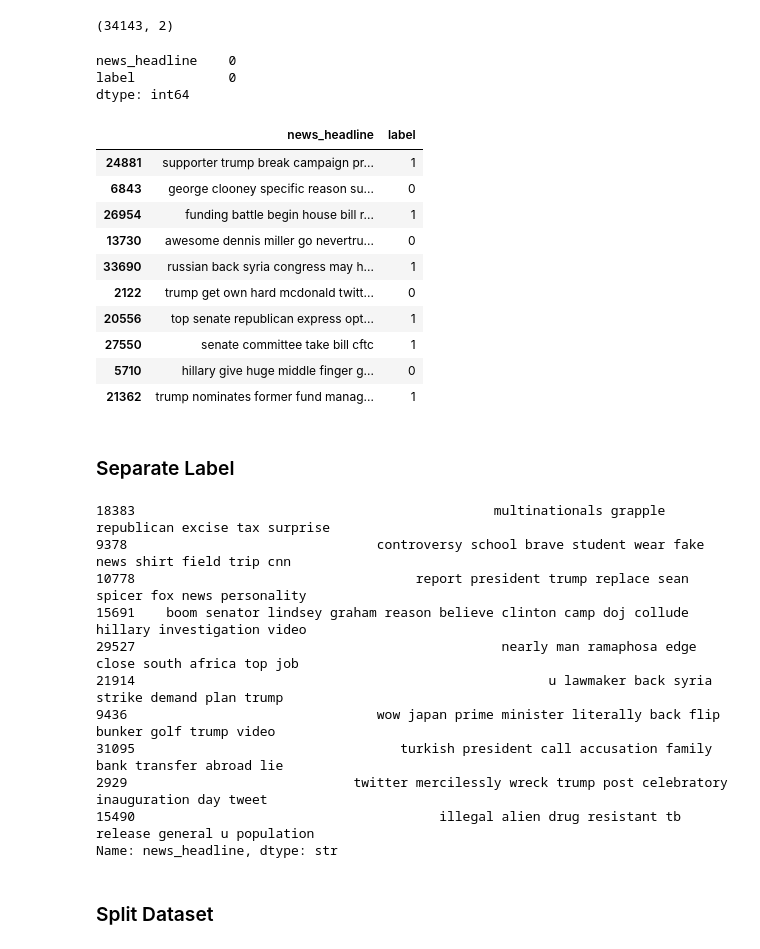
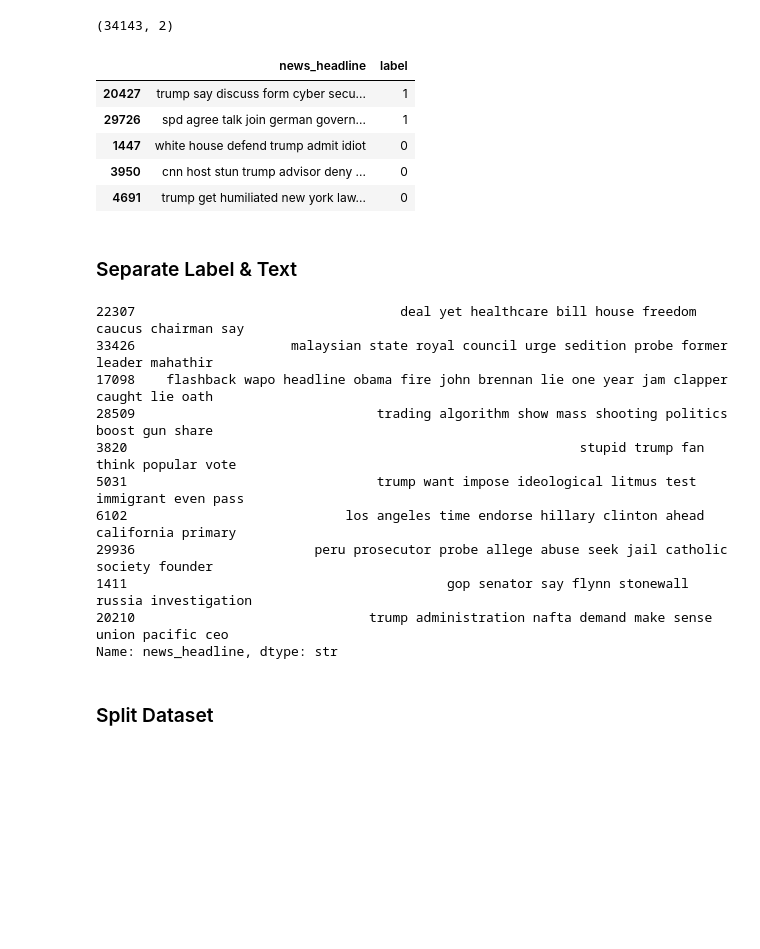
Before and after one commit to harmandeep2993/fake-news-detection-nlp, a Jupyter notebook: notebooks/experimentsBOW.ipynb, the cells around one changed output. Cells and saved outputs as stored; diff of their text form; code cells hidden in the pictures; blank space fills up the shorter version.

```diff
--- a/notebooks/experimentsBOW.ipynb
+++ b/notebooks/experimentsBOW.ipynb
@@ -25,7 +21,7 @@ print(os.getcwd())
 # %% [markdown]
 ### Load Dataset
 # %%
-data = pd.read_csv(r"dataset\processed\clean_dataset.csv", sep=",")
+data = pd.read_csv(r"..\dataset\processed\clean_dataset.csv", sep=",")
 df =data.copy()
 
 df.head()
@@ -40,31 +36,18 @@ df.head()
 df.shape
 # %% [output]
 (34143, 2)
-# %%
-df.isna().sum()
-# %% [output]
-news_headline    0
-label            0
-dtype: int64
-# %%
-df.dropna(inplace= True)
 # %%
-pd.set_option('display.max_colwidth', 200)
-df.sample(10)
+pd.set_option('display.max_colwidth', 100)
+df.sample(5)
 # %% [output]
 |  | news_headline | label |
-| 24881 | supporter trump break campaign pr... | 1 |
-| 6843 | george clooney specific reason su... | 0 |
-| 26954 | funding battle begin house bill r... | 1 |
-| 13730 | awesome dennis miller go nevertru... | 0 |
-| 33690 | russian back syria congress may h... | 1 |
-| 2122 | trump get own hard mcdonald twitt... | 0 |
-| 20556 | top senate republican express opt... | 1 |
-| 27550 | senate committee take bill cftc | 1 |
-| 5710 | hillary give huge middle finger g... | 0 |
-| 21362 | trump nominates former fund manag... | 1 |
+| 20427 | trump say discuss form cyber secu... | 1 |
+| 29726 | spd agree talk join german govern... | 1 |
+| 1447 | white house defend trump admit idiot | 0 |
+| 3950 | cnn host stun trump advisor deny ... | 0 |
+| 4691 | trump get humiliated new york law... | 0 |
 # %% [markdown]
-### Separate Label
+### Separate Label & Text
 # %%
 # Split the dataset
 
@@ -73,16 +56,16 @@ X = df['news_headline']
 y = df['label']
 X.sample(10)
 # %% [output]
-18383                                              multinationals grapple republican excise tax surprise
-9378                                controversy school brave student wear fake news shirt field trip cnn
-10778                                    report president trump replace sean spicer fox news personality
-15691    boom senator lindsey graham reason believe clinton camp doj collude hillary investigation video
-29527                                               nearly man ramaphosa edge close south africa top job
-21914                                                     u lawmaker back syria strike demand plan trump
-9436                                wow japan prime minister literally back flip bunker golf trump video
-31095                                  turkish president call accusation family bank transfer abroad lie
-2929                             twitter mercilessly wreck trump post celebratory inauguration day tweet
-15490                                       illegal alien drug resistant tb release general u population
+22307                                  deal yet healthcare bill house freedom caucus chairman say
+33426                    malaysian state royal council urge sedition probe former leader mahathir
+17098    flashback wapo headline obama fire john brennan lie one year jam clapper caught lie oath
+28509                               trading algorithm show mass shooting politics boost gun share
+3820                                                          stupid trump fan think popular vote
+5031                                trump want impose ideological litmus test immigrant even pass
+6102                            los angeles time endorse hillary clinton ahead california primary
+29936                       peru prosecutor probe allege abuse seek jail catholic society founder
+1411                                         gop senator say flynn stonewall russia investigation
+20210                              trump administration nafta demand make sense union pacific ceo
 Name: news_headline, dtype: str
 # %% [markdown]
 ### Split Dataset
```
Also changed, not shown: parts of 19 cells of this notebook.
